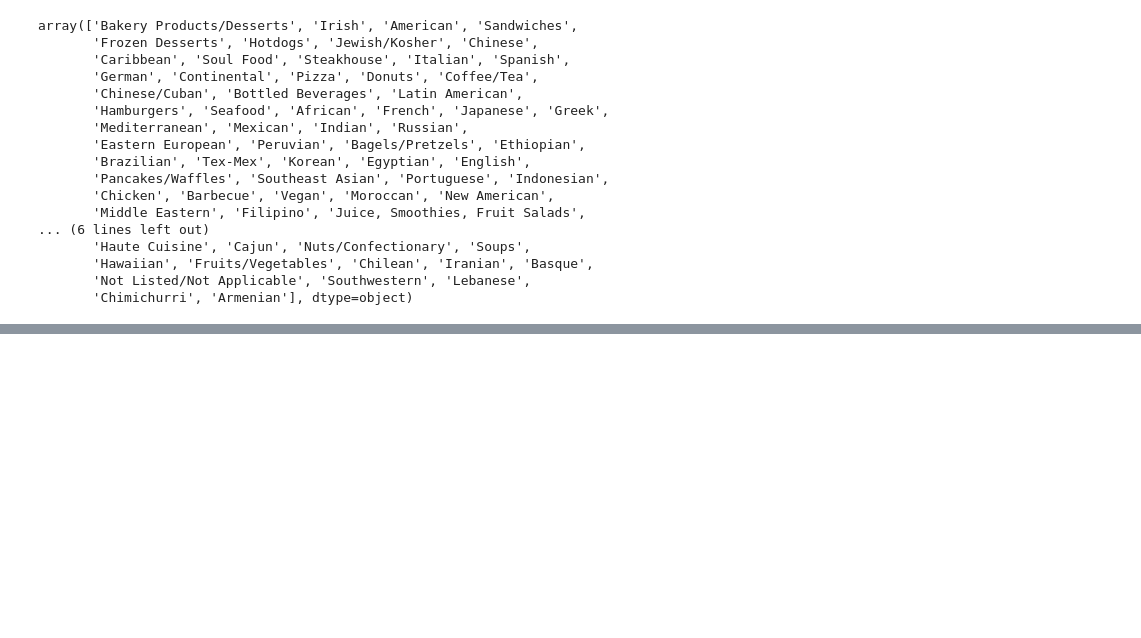
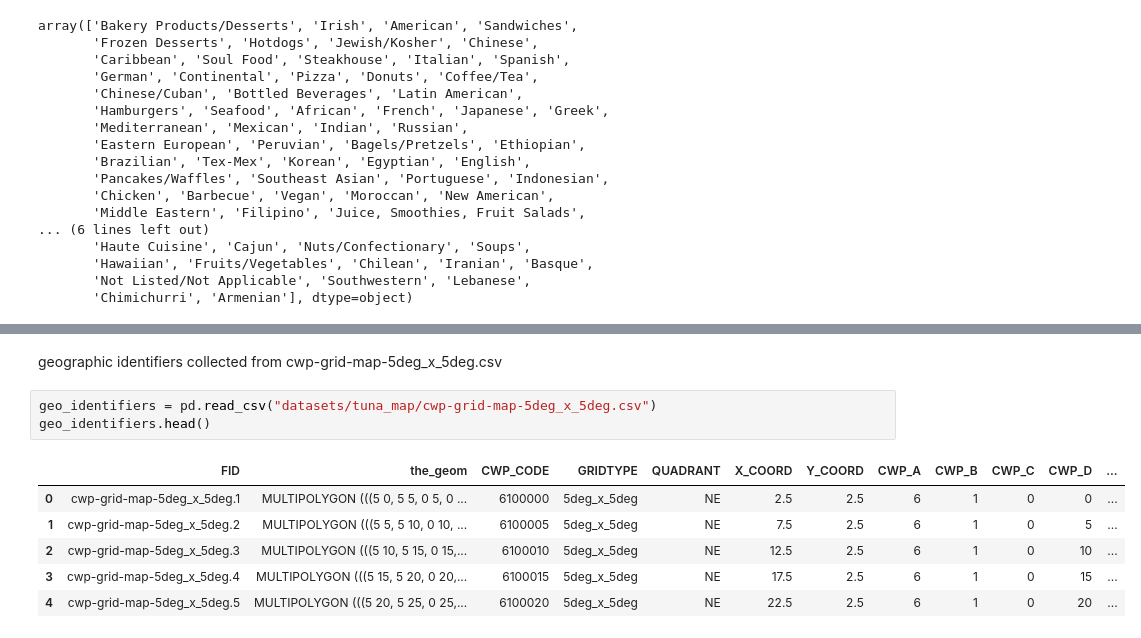
Before and after one commit to nmolnar-parsons/thesis, a Jupyter notebook: data_exploring.ipynb, the cells around one changed output, grey strips where cells are left out. Saved outputs shown, nothing was run; the diff lists cells and outputs as text; blank space fills up the shorter version.

```diff
--- a/data_exploring.ipynb
+++ b/data_exploring.ipynb
@@ -304,0 +371,12 @@ array(['Bakery Products/Desserts', 'Irish', 'American', 'Sandwiches',
+# %% [markdown]
+geographic identifiers collected from cwp-grid-map-5deg_x_5deg.csv
+# %%
+geo_identifiers = pd.read_csv("datasets/tuna_map/cwp-grid-map-5deg_x_5deg.csv")
+geo_identifiers.head()
+# %% [output]
+|  | FID | the_geom | CWP_CODE | GRIDTYPE | QUADRANT | X_COORD | Y_COORD | CWP_A | CWP_B | CWP_C | CWP_D | ... |
+| 0 | cwp-grid-map-5deg_x_5deg.1 | MULTIPOLYGON (((5 0, 5 5, 0 5, 0 ... | 6100000 | 5deg_x_5deg | NE | 2.5 | 2.5 | 6 | 1 | 0 | 0 | ... |
+| 1 | cwp-grid-map-5deg_x_5deg.2 | MULTIPOLYGON (((5 5, 5 10, 0 10, ... | 6100005 | 5deg_x_5deg | NE | 7.5 | 2.5 | 6 | 1 | 0 | 5 | ... |
+| 2 | cwp-grid-map-5deg_x_5deg.3 | MULTIPOLYGON (((5 10, 5 15, 0 15,... | 6100010 | 5deg_x_5deg | NE | 12.5 | 2.5 | 6 | 1 | 0 | 10 | ... |
+| 3 | cwp-grid-map-5deg_x_5deg.4 | MULTIPOLYGON (((5 15, 5 20, 0 20,... | 6100015 | 5deg_x_5deg | NE | 17.5 | 2.5 | 6 | 1 | 0 | 15 | ... |
+| 4 | cwp-grid-map-5deg_x_5deg.5 | MULTIPOLYGON (((5 20, 5 25, 0 25,... | 6100020 | 5deg_x_5deg | NE | 22.5 | 2.5 | 6 | 1 | 0 | 20 | ... |
```
Also changed, not shown: parts of 10 cells of this notebook, 4 other files.
